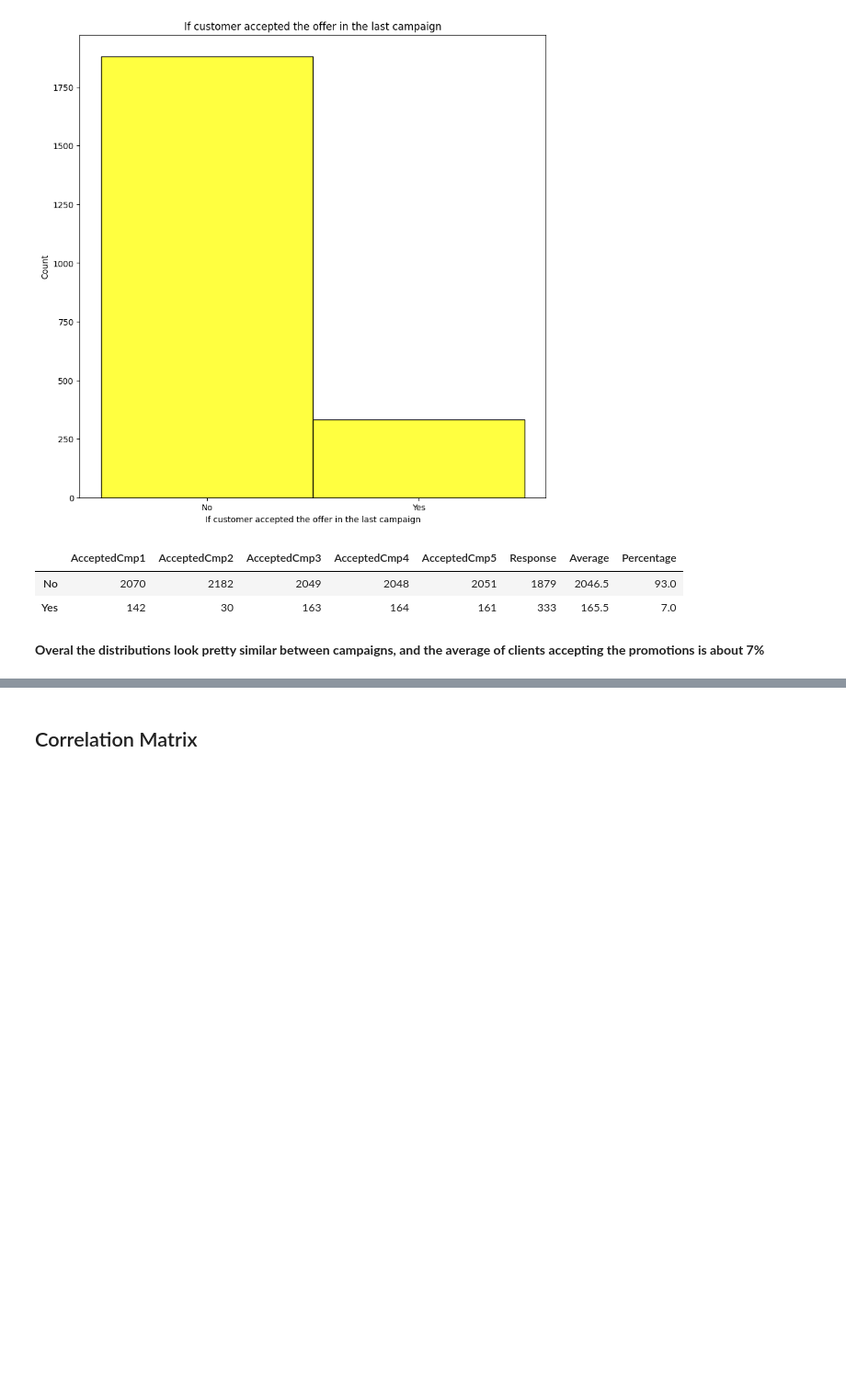
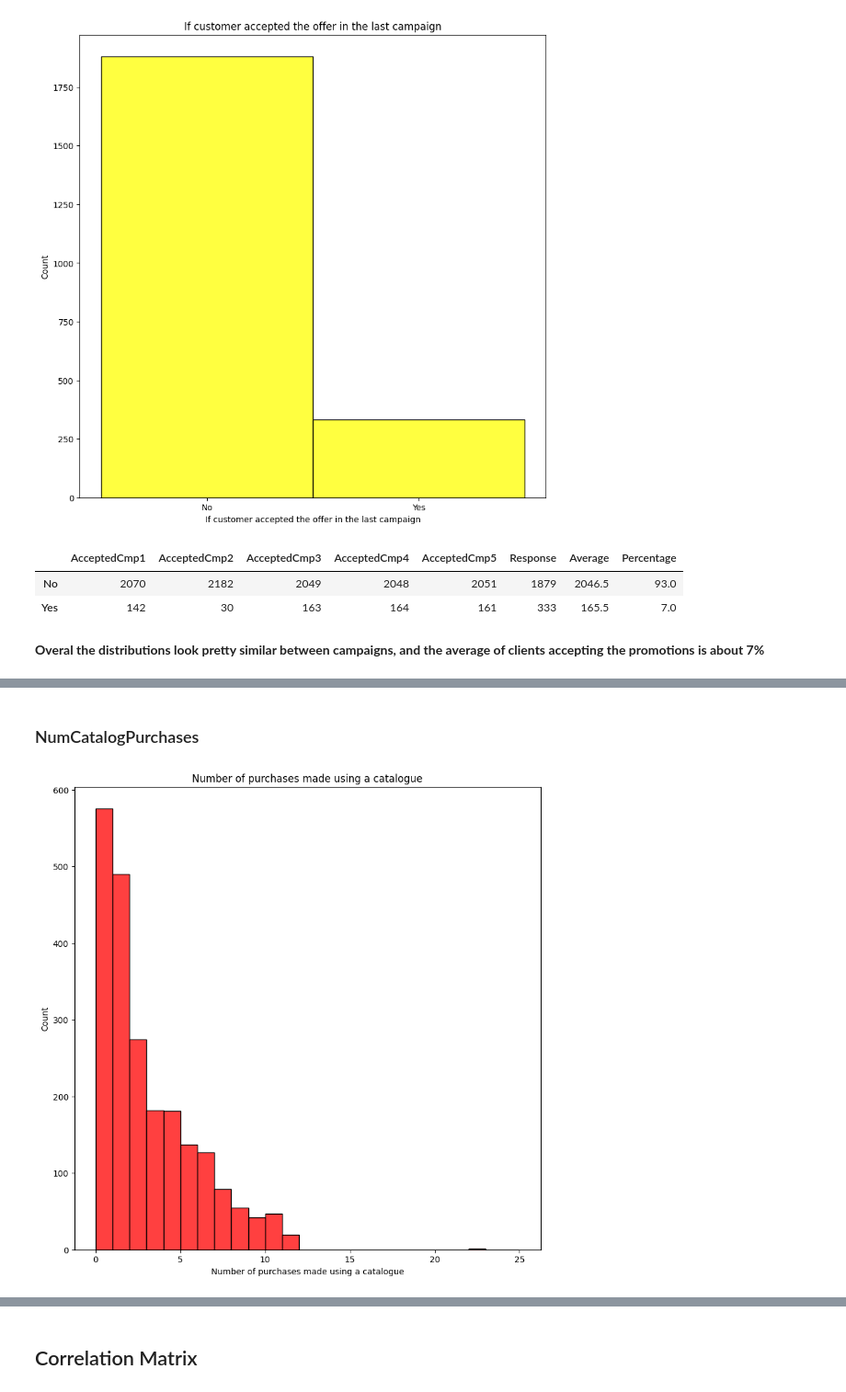
Before and after one commit to Luciano-C/Customer-Personality-Analysis, a Jupyter notebook: Customer_Personality_Analysis.ipynb, the cells around one changed output, grey strips where cells are left out. Shown at 92% size. Drawn from its saved outputs; the diff is of its cells as text; code cells hidden in the pictures; blank space fills up the shorter version.

```diff
--- a/Customer_Personality_Analysis.ipynb
+++ b/Customer_Personality_Analysis.ipynb
@@ -608,0 +609,11 @@ campaign_results
+# %% [markdown]
+### NumCatalogPurchases
+# %%
+plt.figure(figsize=(10, 10))
+sns.histplot(data=customer_data_ordered, x='NumCatalogPurchases', color='red', bins=np.arange(0,26))
+plt.title('Number of purchases made using a catalogue')
+plt.xlabel('Number of purchases made using a catalogue')
+plt.ylabel('Count')
+plt.show()
+# %% [output]
+[figure, added]
```
Also changed, not shown: parts of 41 cells of this notebook.
